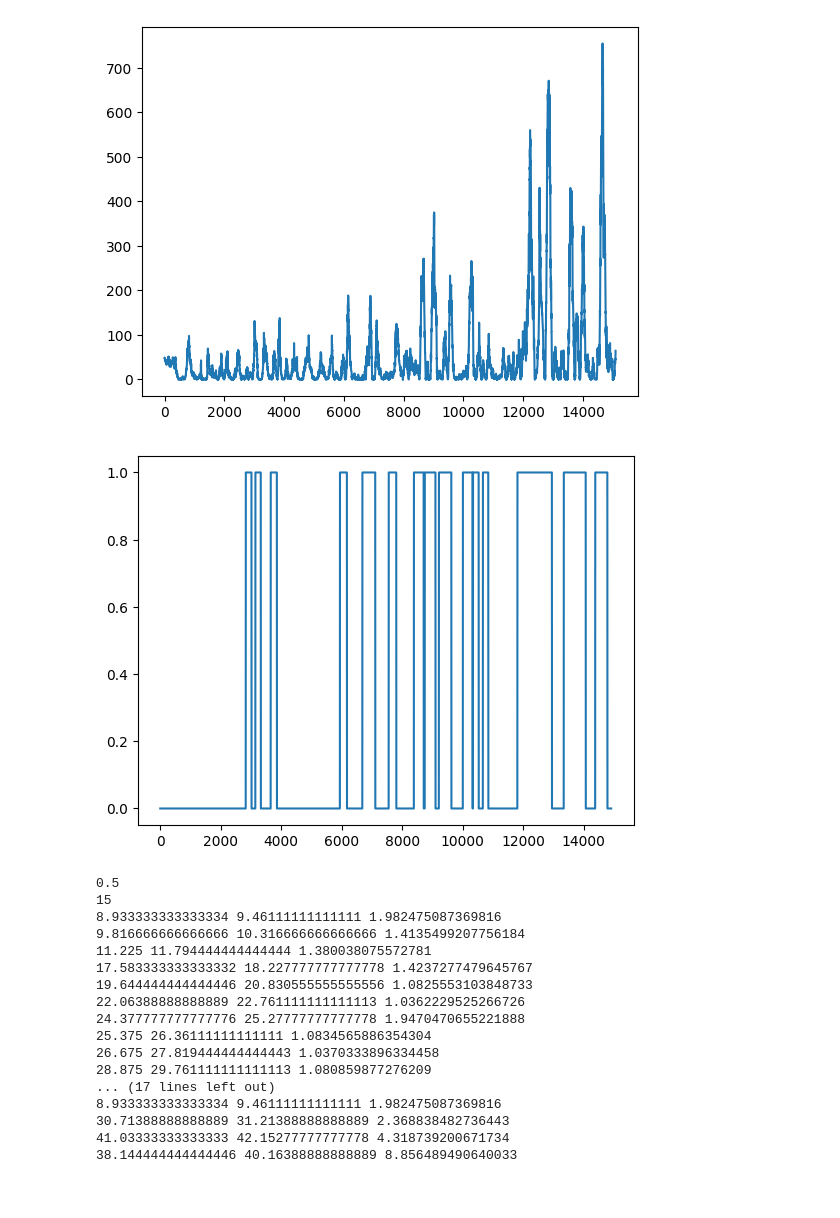
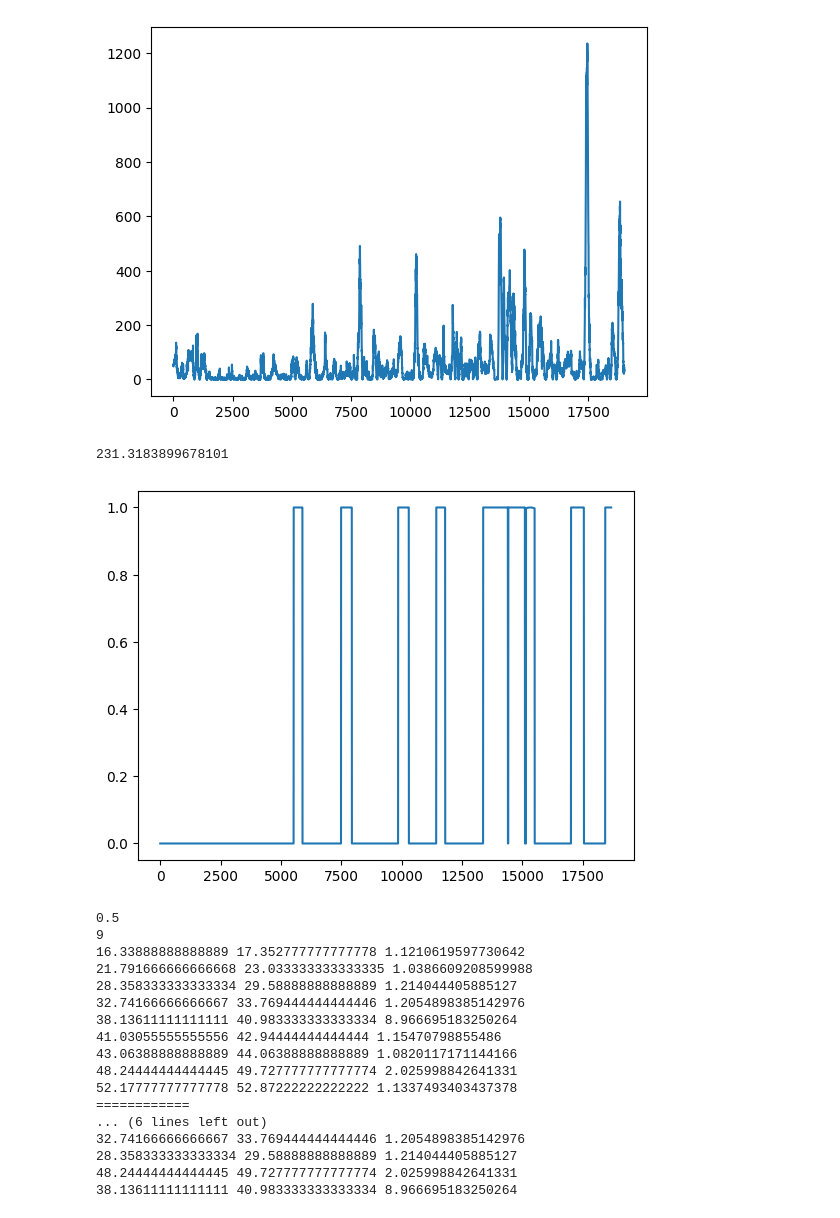
Before and after one commit to NikolayBlagoev/Dota_2_Highlight, a Jupyter notebook: important.ipynb, the cells around one changed output. Drawn from its saved outputs; the diff is of its cells as text; code cells hidden in the pictures.

```diff
--- a/important.ipynb
+++ b/important.ipynb
@@ -42,7 +42,7 @@ def get_anomls(arr, signal, thr):
             i+=1
             continue
         start = i
-        while i < len(arr) and arr[i]==1:
+        while i < len(arr) and arr[i]>thr:
             i+=1
 
 
@@ -50,3 +50,6 @@ def get_anomls(arr, signal, thr):
         segms.append([start, np.max(np.array(signal[i-180:i+180])), i])
         i+=1
     return segms
+# %%
+labels = [[315,355],[2144,2215],[3328, 3355],[3150,3215],[2225, 2330],[3845, 3945],[2855, 2940],[4855, 4935]]
+video_legnth  = 60*53+59
@@ -54,17 +73,19 @@ def get_anomls(arr, signal, thr):
 # segms = SWIDE_ours(kaiser_wind(lof(np.array(data_binr), 360),180,4), 5)
 print(len(data_binr))
 interm = np.array(data_binr)
-r = 360
+r = 480
 interm  = lof(interm, r )
 signal  = interm
 
 plt.plot(interm)
 plt.show()
-interm = interm > 1.25 + 0
-interm  = power_smooth(interm, r )
+print(np.quantile(interm, 0.999))
+interm = interm >= np.quantile(interm, 0.999) + 0
+interm  = kaiser_wind(interm, 180, 0.2 )
 interm[interm>1] = 1
 plt.plot(interm)
 plt.show()
+
 print(len(interm))
 segms = get_anomls(interm, signal, 0.5)
 print(len(segms))
@@ -76,6 +97,7 @@ for s in segms:
     print(s[0]/360, s[-1]/360, s[1])
 segms.sort(key=lambda x: x[1])
 print("============")
+print("AP:", get_ap(video_legnth, interm, labels))
 for s in segms:
     # s[0]-=180
     # s[-1]+=180
@@ -111,9 +134,11 @@ signal  = interm
 
 plt.plot(interm)
 plt.show()
-interm = interm > 1.5 + 0
-interm  = power_smooth(interm, r )
+print( np.quantile(interm, 0.995))
+interm = interm > np.quantile(interm, 0.995) + 0
+interm  = kaiser_wind(interm, 360, 0.1 )
 interm[interm>1] = 1
+
 plt.plot(interm)
 plt.show()
 segms = get_anomls(interm, signal, 0.5)
@@ -122,10 +147,12 @@ print(len(segms))
 # segm_means = [np.mean(np.array(i)) for i in segms]
 # print(segm_means)
 for s in segms:
-    s[0]-=r/2
-    # s[-1]+=180
+    s[0]-=90
+    # s[-1]+=90
     print(s[0]/360, s[-1]/360, s[1])
 segms.sort(key=lambda x: x[1])
+
+print("AP:", get_ap(video_legnth, interm, labels, start = 90, ends = len(interm)+90))
 print("============")
 for s in segms:
     # s[0]-=180
@@ -165,8 +193,9 @@ unsup_linreg = polyreg_outliar_mse([d_interm.reshape(-1,)],r)
 interm = eval_linreg(kaiser_wind(d_interm.reshape(-1,), r+30, 2), r, unsup_linreg)
 plt.plot(interm)
 plt.show()
-interm = interm >  100 + 0
-interm  = power_smooth(interm, 180 )
+print( np.quantile(interm, 0.95))
+interm = interm > np.quantile(interm, 0.95) + 0
+interm  = kaiser_wind(interm, 360, 0.1 )
 interm[interm>1] = 1
 plt.plot(interm)
 plt.show()
@@ -176,11 +205,13 @@ print(len(segms))
 # print(segm_means)
 for s in segms:
     # s[0]-=r/2
-    s[0]+=r*2+30
-    s[-1]+=r*2+30
+    s[0]+=2*r
+    s[-1]+=2*r
     print(s[0]/360, s[-1]/360, s[1])
 segms.sort(key=lambda x: x[1])
 print("============")
+
+print("AP:", get_ap(video_legnth, interm, labels, start = 2*r, ends = len(interm)+2*r ))
 for s in segms:
     # s[0]-=180
     # s[-1]+=180
@@ -190,19 +221,20 @@ for s in segms:
-[figure, old version]
+[figure, new version]
+231.3183899678101
-[figure, old version]
+[figure, new version]
-0.5
-15
-8.933333333333334 9.46111111111111 1.982475087369816
-9.816666666666666 10.316666666666666 1.4135499207756184
-11.225 11.794444444444444 1.380038075572781
-17.583333333333332 18.227777777777778 1.4237277479645767
-19.644444444444446 20.830555555555556 1.0825553103848733
-22.06388888888889 22.761111111111113 1.0362229525266726
-24.377777777777776 25.27777777777778 1.9470470655221888
-25.375 26.36111111111111 1.0834565886354304
-26.675 27.819444444444443 1.0370333896334458
-28.875 29.761111111111113 1.080859877276209
-... (17 lines left out)
-8.933333333333334 9.46111111111111 1.982475087369816
-30.71388888888889 31.21388888888889 2.368838482736443
-41.03333333333333 42.15277777777778 4.318739200671734
-38.144444444444446 40.16388888888889 8.856489490640033
+0.5
+9
+16.33888888888889 17.352777777777778 1.1210619597730642
+21.791666666666668 23.033333333333335 1.0386609208599988
+28.358333333333334 29.58888888888889 1.214044405885127
+32.74166666666667 33.769444444444446 1.2054898385142976
+38.13611111111111 40.983333333333334 8.966695183250264
+41.03055555555556 42.94444444444444 1.15470798855486
+43.06388888888889 44.06388888888889 1.0820117171144166
+48.24444444444445 49.727777777777774 2.025998842641331
+52.17777777777778 52.87222222222222 1.1337493403437378
+============
+... (6 lines left out)
+32.74166666666667 33.769444444444446 1.2054898385142976
+28.358333333333334 29.58888888888889 1.214044405885127
+48.24444444444445 49.727777777777774 2.025998842641331
+38.13611111111111 40.983333333333334 8.966695183250264
```
Also changed, not shown: parts of 6 cells of this notebook.
